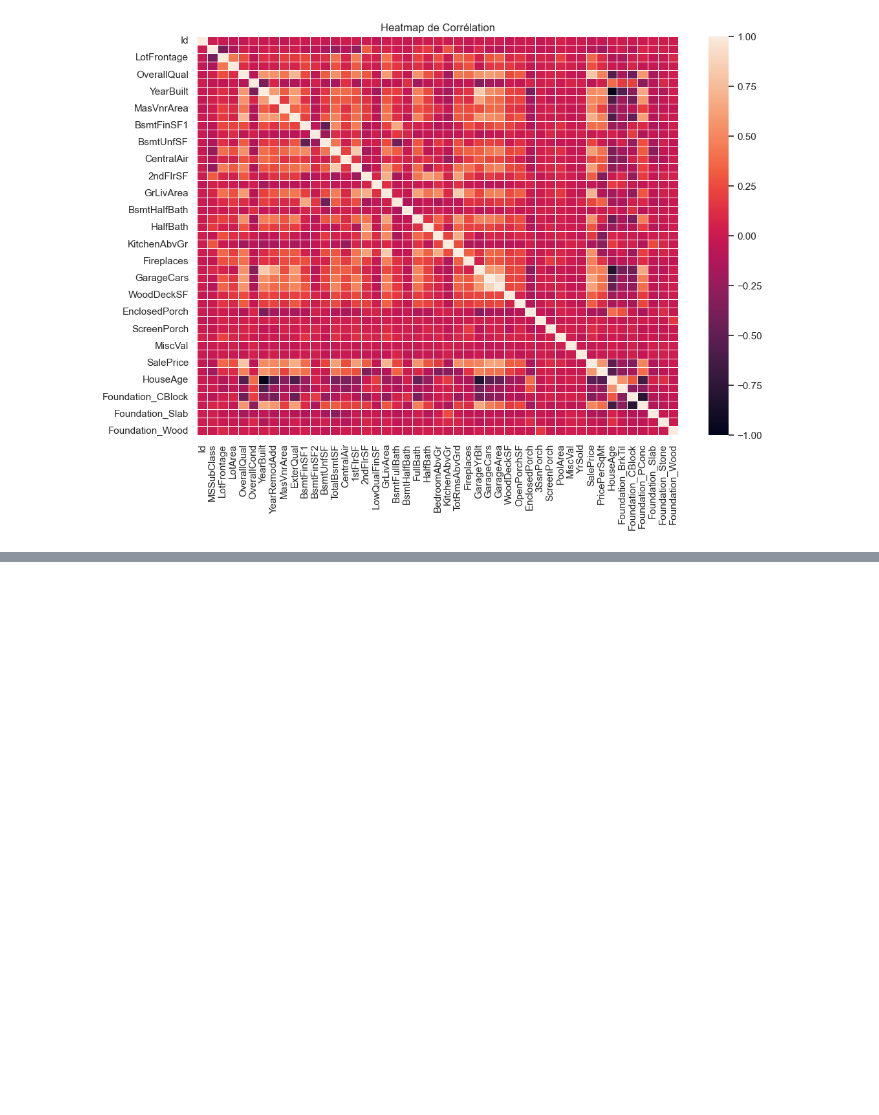
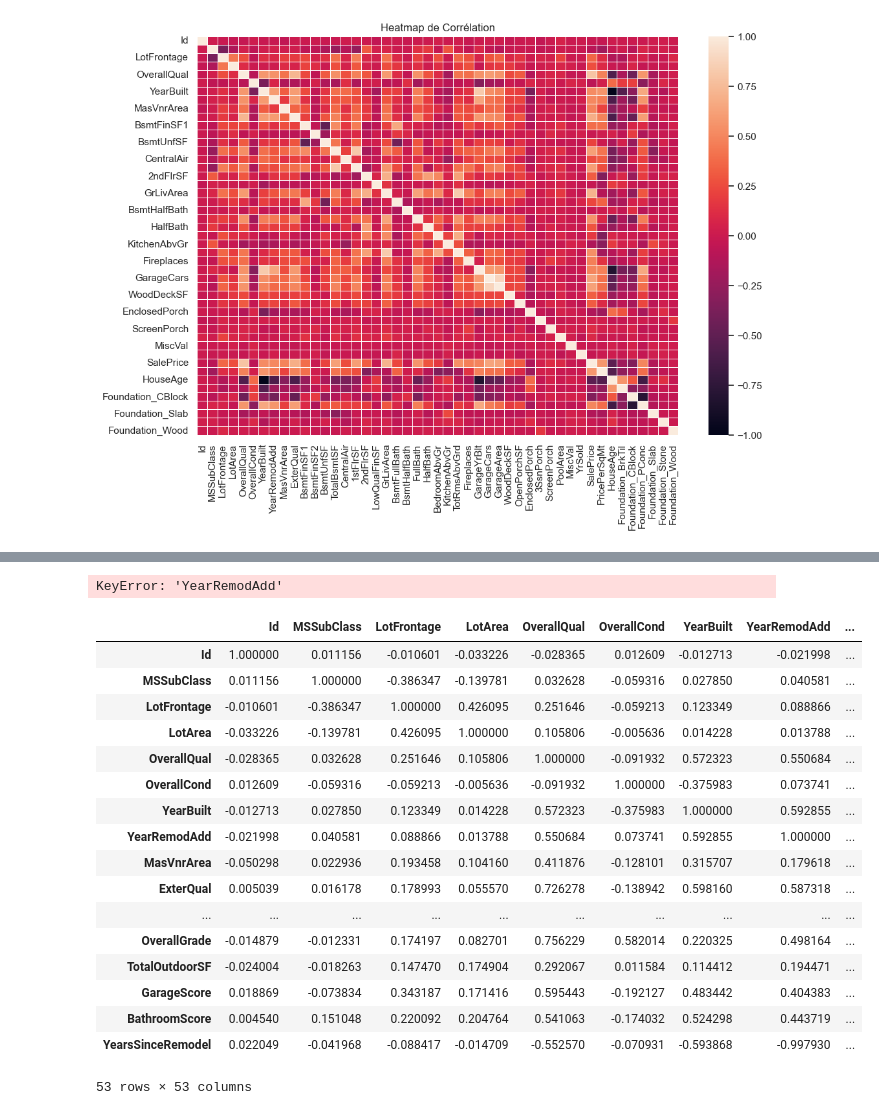
Before and after one commit to scoulet/EPISEN_TP_DATAMINING, a Jupyter notebook: notebook.ipynb, the cells around one changed output, grey strips where cells are left out. Drawn from its saved outputs; the diff is of its cells as text; code cells hidden in the pictures; blank space fills up the shorter version.

```diff
--- a/notebook.ipynb
+++ b/notebook.ipynb
@@ -295,0 +339,33 @@ plt.show()
+# %%
+data['TotalOutdoorSF'] = data['WoodDeckSF'] + data['OpenPorchSF'] + data['EnclosedPorch']
+# %%
+data['GarageScore'] =  data['GarageArea'] / data['GarageCars']
+# %%
+data['BathroomScore'] = data['FullBath'] + (0.5 * data['HalfBath']) + \
+                        data['BsmtFullBath'] + (0.5 * data['BsmtHalfBath'])
+# %%
+data['YearsSinceRemodel'] = data['YrSold'] - data['YearRemodAdd']
+# %% [output]
+KeyError: 'YearRemodAdd'
+# %%
+corr_matrix = data.select_dtypes(include=['float', 'int']).corr()
+corr_matrix
+# %% [output]
+|  | Id | MSSubClass | LotFrontage | LotArea | OverallQual | OverallCond | YearBuilt | YearRemodAdd | ... |
+| Id | 1.000000 | 0.011156 | -0.010601 | -0.033226 | -0.028365 | 0.012609 | -0.012713 | -0.021998 | ... |
+| MSSubClass | 0.011156 | 1.000000 | -0.386347 | -0.139781 | 0.032628 | -0.059316 | 0.027850 | 0.040581 | ... |
+| LotFrontage | -0.010601 | -0.386347 | 1.000000 | 0.426095 | 0.251646 | -0.059213 | 0.123349 | 0.088866 | ... |
+| LotArea | -0.033226 | -0.139781 | 0.426095 | 1.000000 | 0.105806 | -0.005636 | 0.014228 | 0.013788 | ... |
+| OverallQual | -0.028365 | 0.032628 | 0.251646 | 0.105806 | 1.000000 | -0.091932 | 0.572323 | 0.550684 | ... |
+| OverallCond | 0.012609 | -0.059316 | -0.059213 | -0.005636 | -0.091932 | 1.000000 | -0.375983 | 0.073741 | ... |
+| YearBuilt | -0.012713 | 0.027850 | 0.123349 | 0.014228 | 0.572323 | -0.375983 | 1.000000 | 0.592855 | ... |
+| YearRemodAdd | -0.021998 | 0.040581 | 0.088866 | 0.013788 | 0.550684 | 0.073741 | 0.592855 | 1.000000 | ... |
+| MasVnrArea | -0.050298 | 0.022936 | 0.193458 | 0.104160 | 0.411876 | -0.128101 | 0.315707 | 0.179618 | ... |
+| ExterQual | 0.005039 | 0.016178 | 0.178993 | 0.055570 | 0.726278 | -0.138942 | 0.598160 | 0.587318 | ... |
+| ... | ... | ... | ... | ... | ... | ... | ... | ... | ... |
+| OverallGrade | -0.014879 | -0.012331 | 0.174197 | 0.082701 | 0.756229 | 0.582014 | 0.220325 | 0.498164 | ... |
+| TotalOutdoorSF | -0.024004 | -0.018263 | 0.147470 | 0.174904 | 0.292067 | 0.011584 | 0.114412 | 0.194471 | ... |
+| GarageScore | 0.018869 | -0.073834 | 0.343187 | 0.171416 | 0.595443 | -0.192127 | 0.483442 | 0.404383 | ... |
+| BathroomScore | 0.004540 | 0.151048 | 0.220092 | 0.204764 | 0.541063 | -0.174032 | 0.524298 | 0.443719 | ... |
+| YearsSinceRemodel | 0.022049 | -0.041968 | -0.088417 | -0.014709 | -0.552570 | -0.070931 | -0.593868 | -0.997930 | ... |
+53 rows × 53 columns
```
Also changed, not shown: parts of 24 cells of this notebook.
